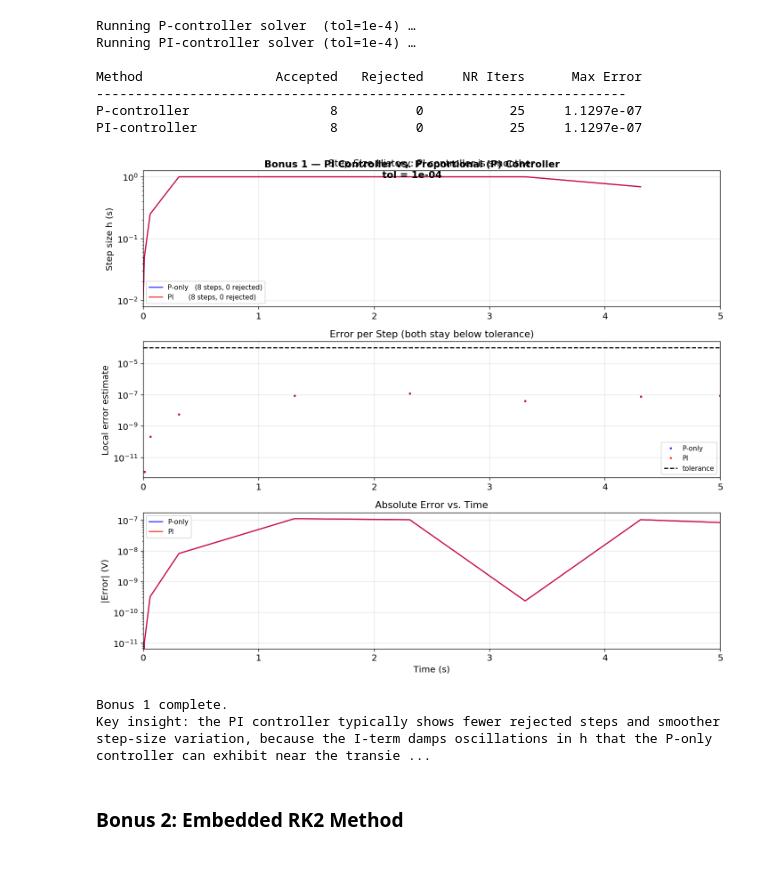
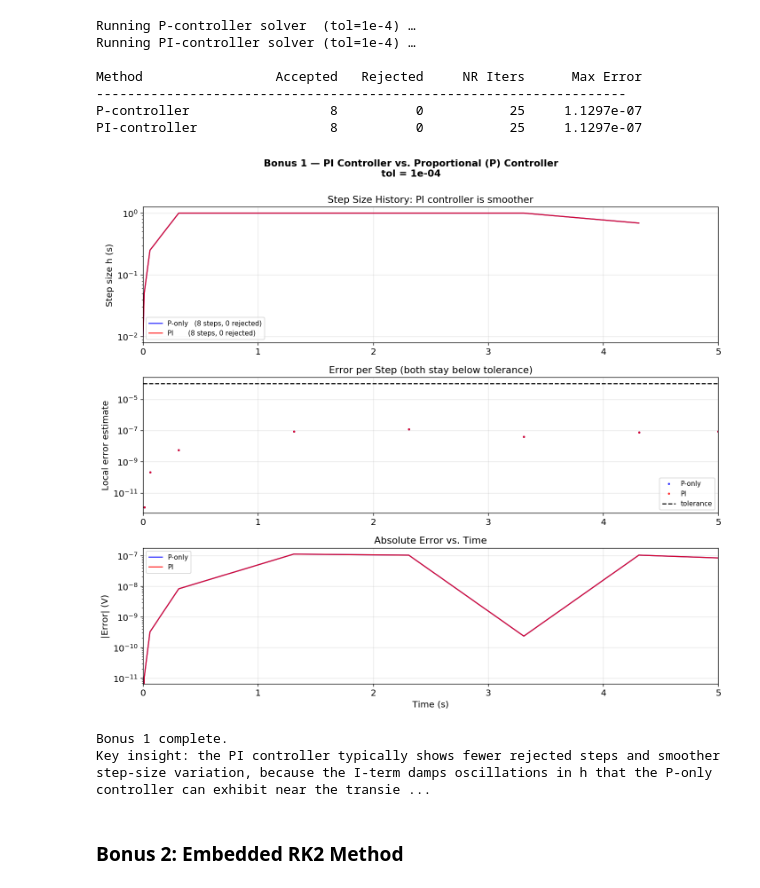
Before and after one commit to akshaymall/COE311K, a Jupyter notebook: Final Project/Mallireddy_Ramaakshay_COE311K_FinalProject.ipynb, the cells around one changed output. Saved outputs shown, nothing was run; the diff lists cells and outputs as text; code cells hidden in the pictures.

```diff
--- a/Final Project/Mallireddy_Ramaakshay_COE311K_FinalProject.ipynb
+++ b/Final Project/Mallireddy_Ramaakshay_COE311K_FinalProject.ipynb
@@ -2872,7 +2872,7 @@ PI-controller                 8          0           25     1.1297e-07
 # ─────────────────────────────────────────────────────────────────────────────
 fig, axes = plt.subplots(3, 1, figsize=(12, 10))
 fig.suptitle('Bonus 1 — PI Controller vs. Proportional (P) Controller\n'
-             f'tol = {tol_bonus:.0e}', fontsize=13, fontweight='bold')
+             f'tol = {tol_bonus:.0e}', fontsize=13, fontweight='bold', y = 1.05)
 
 # ── Sub-plot 1: Step size history ────────────────────────────────────────────
 ax = axes[0]
@@ -2888,34 +2888,34 @@ ax.legend(fontsize=9); ax.grid(True, alpha=0.3)
 
 # ── Sub-plot 2: Error per accepted step ──────────────────────────────────────
 ax = axes[1]
 ax.semilogy(t_P [1:],  stats_P ['error_history'], 'b.', markersize=4, alpha=0.7, label='P-only')
 ax.semilogy(t_PI[1:],  stats_PI['error_history'], 'r.', markersize=4, alpha=0.7, label='PI')
 ax.axhline(tol_bonus, color='k', linestyle='--', label='tolerance')
 ax.set_ylabel('Local error estimate')
 ax.set_title('Error per Step (both stay below tolerance)')
 ax.legend(fontsize=9); ax.grid(True, alpha=0.3)
 
 # ── Sub-plot 3: Solution accuracy ────────────────────────────────────────────
 t_dense = np.linspace(t0, t_final, 3000)
 V_dense = analytical_V(t_dense)
 ax = axes[2]
 ax.semilogy(t_P,  np.abs(y_P  - analytical_V(t_P)),  'b-', alpha=0.8, label='P-only')
 ax.semilogy(t_PI, np.abs(y_PI - analytical_V(t_PI)), 'r-', alpha=0.8, label='PI')
 ax.set_xlabel('Time (s)'); ax.set_ylabel('|Error| (V)')
 ax.set_title('Absolute Error vs. Time')
 ax.legend(fontsize=9); ax.grid(True, alpha=0.3)
 
 for ax in axes:
     ax.set_xlim(t0, t_final)
 plt.tight_layout()
 plt.show()
 plt.close()
 print("Bonus 1 complete.")
 print("Key insight: the PI controller typically shows fewer rejected steps and "
       "smoother step-size variation, because the I-term damps oscillations "
       "in h that the P-only controller can exhibit near the transient.")
 # %% [output]
-[figure, old version]
+[figure, new version]
 Bonus 1 complete.
 Key insight: the PI controller typically shows fewer rejected steps and smoother step-size variation, because the I-term damps oscillations in h that the P-only controller can exhibit near the transie ...
 # %% [markdown]
```
